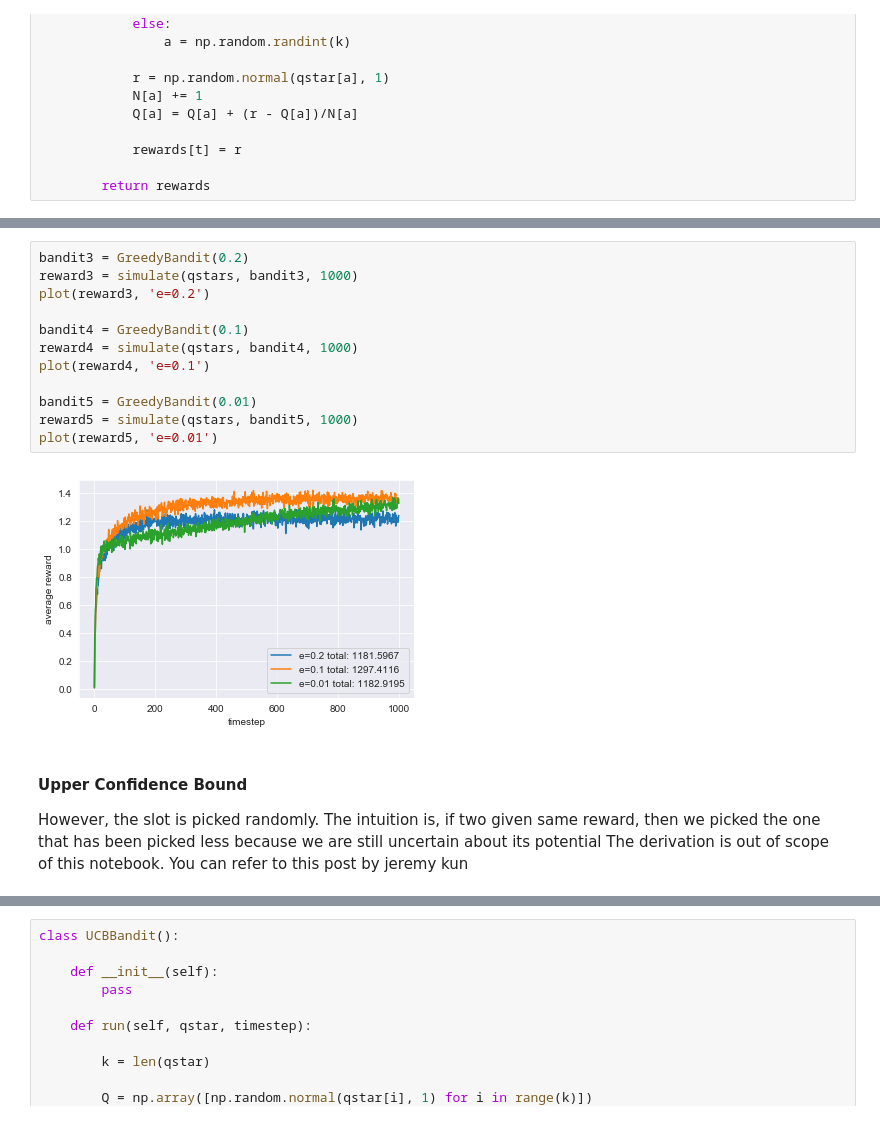
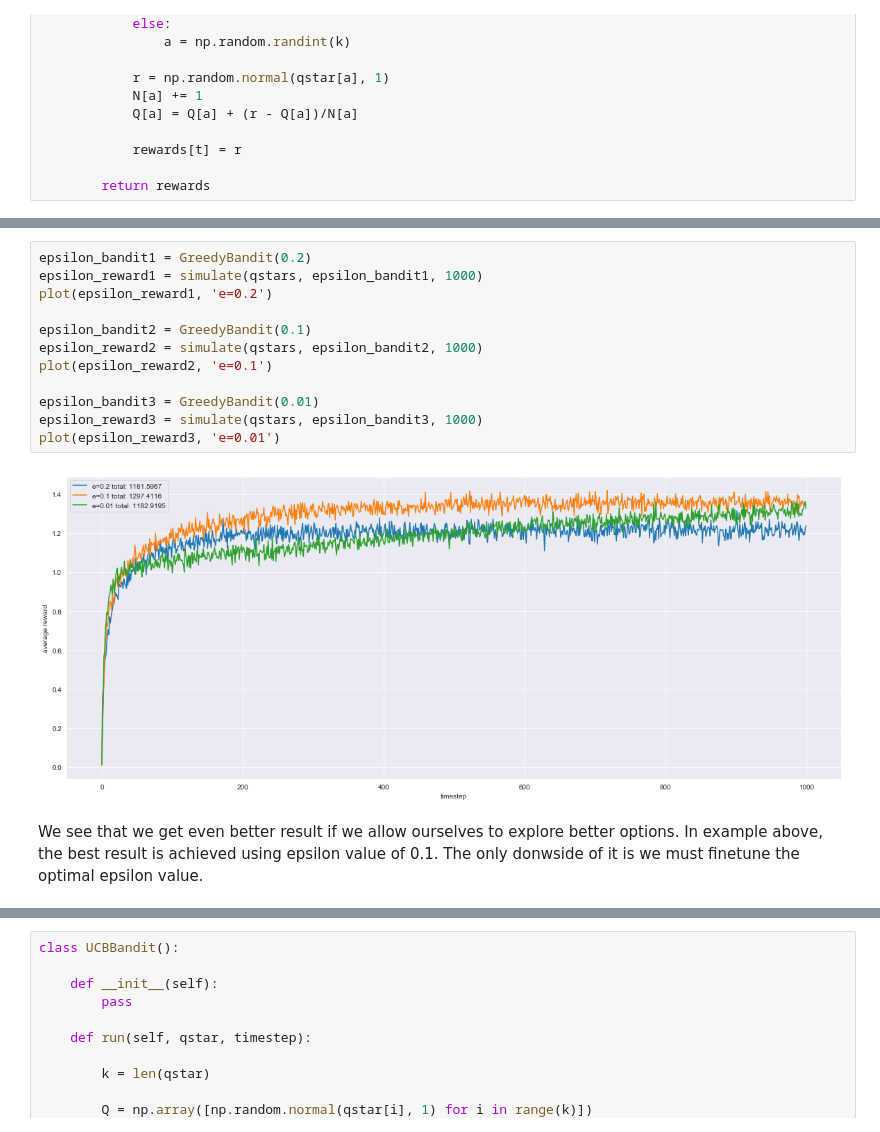
Before and after one commit to mitbal/sidu, a Jupyter notebook: bandit.ipynb, the cells around one changed output, grey strips where cells are left out. Saved outputs shown, nothing was run; the diff lists cells and outputs as text.

```diff
--- a/bandit.ipynb
+++ b/bandit.ipynb
@@ -120,19 +122,16 @@ Now we balance exploitation with exploration using epsilon
 # %%
-bandit3 = GreedyBandit(0.2)
-reward3 = simulate(qstars, bandit3, 1000)
-plot(reward3, 'e=0.2')
+epsilon_bandit1 = GreedyBandit(0.2)
+epsilon_reward1 = simulate(qstars, epsilon_bandit1, 1000)
+plot(epsilon_reward1, 'e=0.2')
 
-bandit4 = GreedyBandit(0.1)
-reward4 = simulate(qstars, bandit4, 1000)
-plot(reward4, 'e=0.1')
+epsilon_bandit2 = GreedyBandit(0.1)
+epsilon_reward2 = simulate(qstars, epsilon_bandit2, 1000)
+plot(epsilon_reward2, 'e=0.1')
 
-bandit5 = GreedyBandit(0.01)
-reward5 = simulate(qstars, bandit5, 1000)
-plot(reward5, 'e=0.01')
+epsilon_bandit3 = GreedyBandit(0.01)
+epsilon_reward3 = simulate(qstars, epsilon_bandit3, 1000)
+plot(epsilon_reward3, 'e=0.01')
 # %% [output]
-[figure, old version]
+[figure, new version]
-# %% [markdown]
-#### Upper Confidence Bound
-
-However, the slot is picked randomly. The intuition is, if two given same reward, then we picked the one that has been picked less because we are still uncertain about its potential
-The derivation is out of scope of this notebook. You can refer to this post by jeremy kun
+# %% [markdown]
+We see that we get even better result if we allow ourselves to explore better options. In example above, the best result is achieved using epsilon value of 0.1. The only donwside of it is we must finetune the optimal epsilon value.
```
Also changed, not shown: parts of 21 cells of this notebook.
